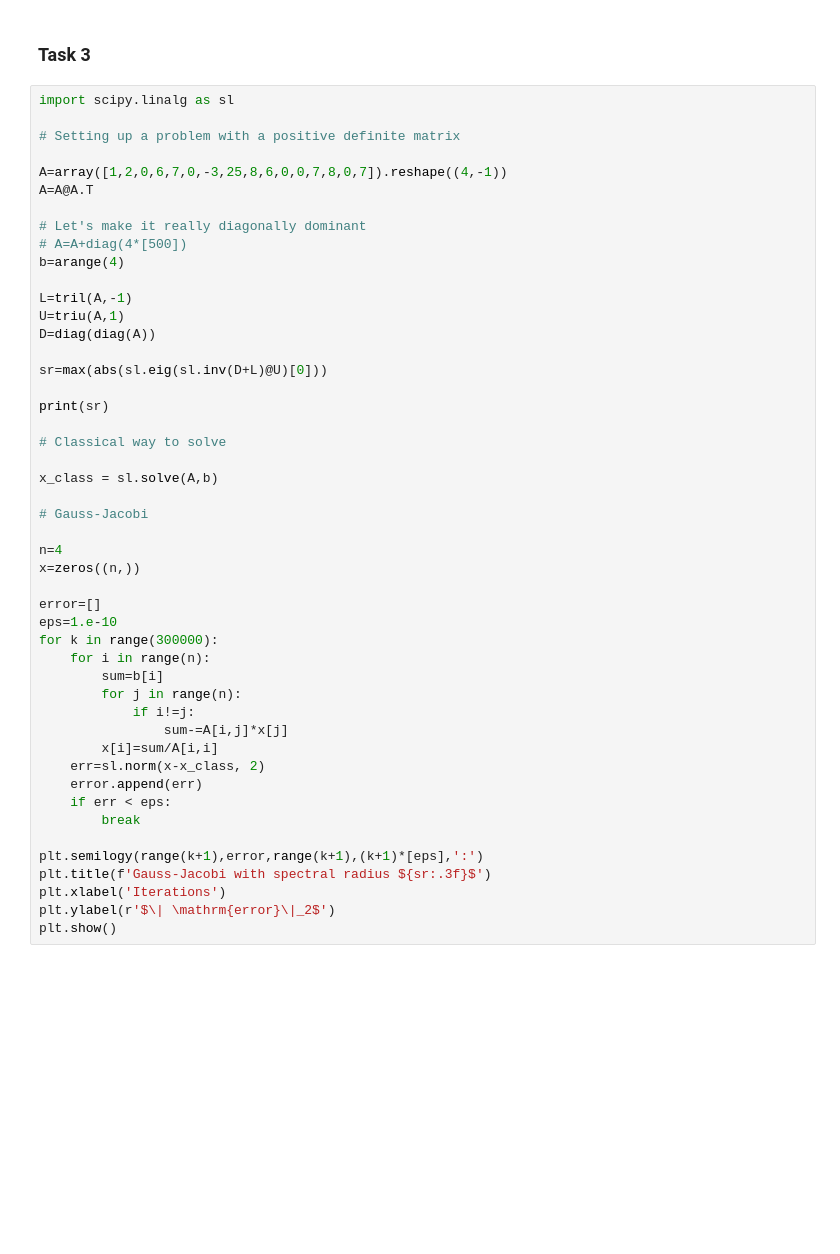
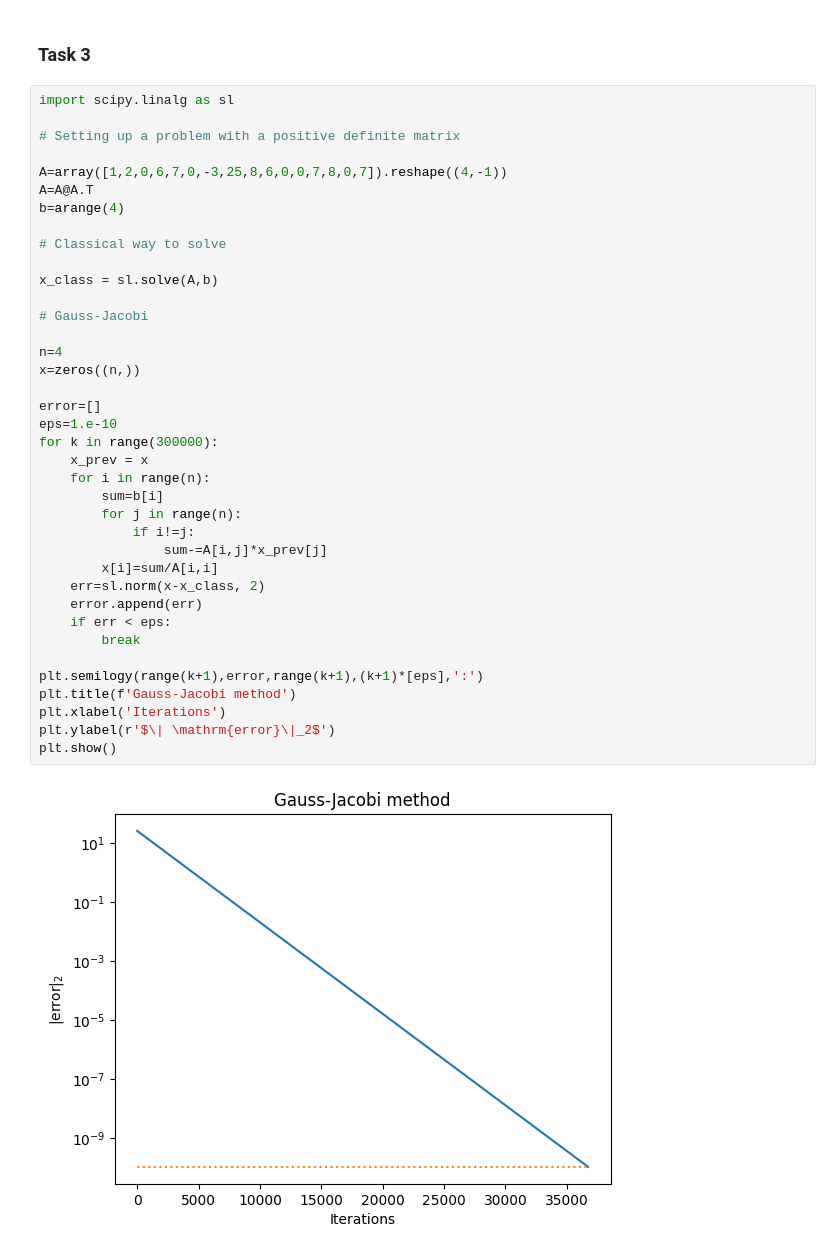
Before and after one commit to artis-v/vijups.eu, a Jupyter notebook: assign2.ipynb, the cells around one changed output. Drawn from its saved outputs; the diff is of its cells as text; blank space fills up the shorter version.

```diff
--- a/assign2.ipynb
+++ b/assign2.ipynb
@@ -90,44 +112,36 @@ import scipy.linalg as sl
 
 A=array([1,2,0,6,7,0,-3,25,8,6,0,0,7,8,0,7]).reshape((4,-1))
 A=A@A.T
-
-# Let's make it really diagonally dominant
-# A=A+diag(4*[500])
 b=arange(4)
-
-L=tril(A,-1)
-U=triu(A,1)
-D=diag(diag(A))
-
-sr=max(abs(sl.eig(sl.inv(D+L)@U)[0]))
-
-print(sr)
 
 # Classical way to solve
 
 x_class = sl.solve(A,b)
 
 # Gauss-Jacobi
 
 n=4
 x=zeros((n,))
 
 error=[]
 eps=1.e-10
 for k in range(300000):
+    x_prev = x
     for i in range(n):
         sum=b[i]
         for j in range(n):
             if i!=j:
-                sum-=A[i,j]*x[j]
+                sum-=A[i,j]*x_prev[j]
         x[i]=sum/A[i,i]
     err=sl.norm(x-x_class, 2)
     error.append(err)
     if err < eps:
         break
 
 plt.semilogy(range(k+1),error,range(k+1),(k+1)*[eps],':')
-plt.title(f'Gauss-Jacobi with spectral radius ${sr:.3f}$')
+plt.title(f'Gauss-Jacobi method')
 plt.xlabel('Iterations')
 plt.ylabel(r'$\| \mathrm{error}\|_2$')
 plt.show()
+# %% [output]
+[figure, added]
```
Also changed, not shown: parts of 3 cells of this notebook.
